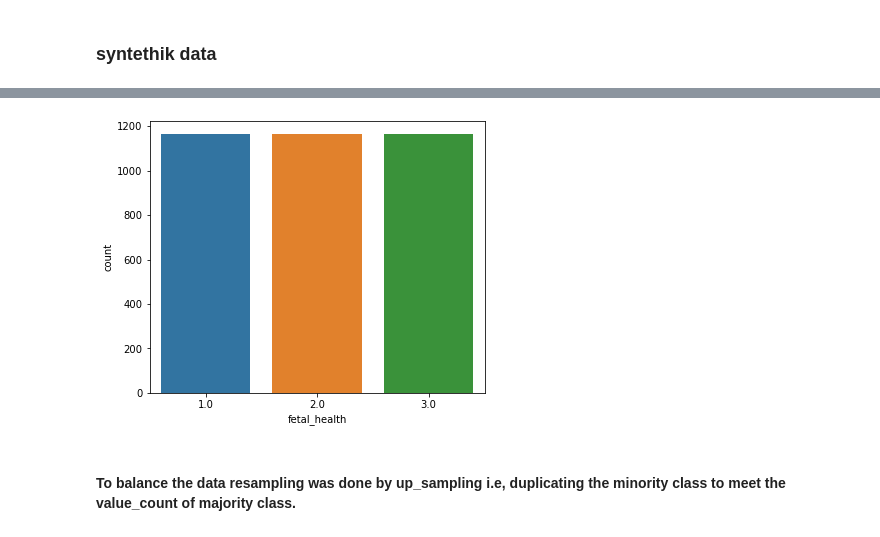
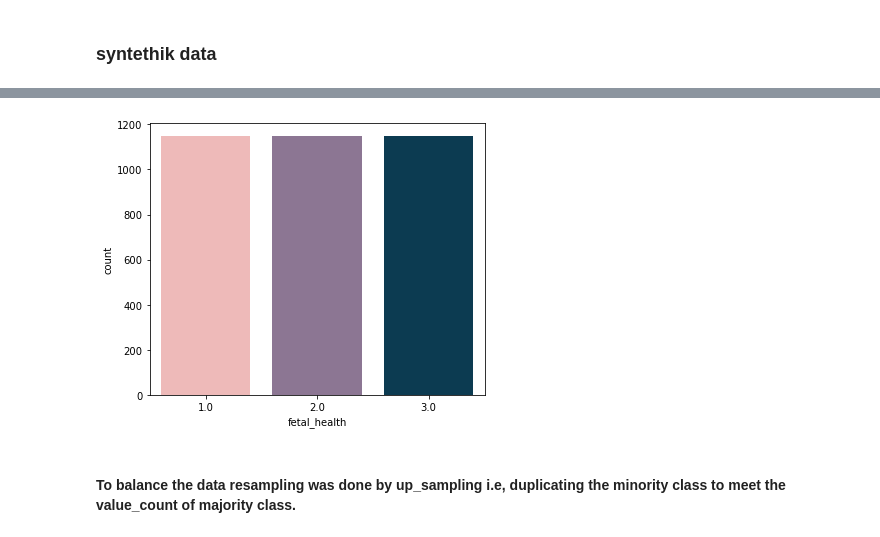
Before and after one commit to yeelacitron/Data-science-project, a Jupyter notebook: fh kaggel project.ipynb, the cells around one changed output, grey strips where cells are left out. Cells and saved outputs as stored; diff of their text form; code cells hidden in the pictures.

```diff
--- a/fh kaggel project.ipynb
+++ b/fh kaggel project.ipynb
@@ -145,0 +147,18 @@ plt.show()
+# %%
+def removeOutlier(att, df):
+
+    lowerbound = att.mean() - 4 * att.std()
+    upperbound = att.mean() + 4 * att.std()
+    print('lowerbound: ',lowerbound,' -------- upperbound: ', upperbound )
+
+    df1 = df[(att > lowerbound) & (att < upperbound)]
+
+    print((df.shape[0] - df1.shape[0]), ' number of outliers from ', df.shape[0] )
+    print(' ******************************************************\n')
+
+    df = df1.copy()
+    return df
+# %%
+#fh_no_out = removeOutlier(fh['accelerations'],fh)
+for colomn in fh:
+    fh_no_out = removeOutlier(fh_no_out[colomn],fh_no_out)
@@ -146,3 +199,5 @@ plt.show()
+# %%
+fh = fh_no_out
 # %% [markdown]
 #### let's check if our data is balanced
 # %%
@@ -246,9 +263,14 @@ memory usage: 628.0 KB
+# %%
+import imblearn
+from imblearn.over_sampling import SMOTE
+sm = SMOTE(random_state=42)
+X_res, y_res = sm.fit_resample(X_train, y_train)
 # %%
-
+colours=["#f7b2b0","#8f7198", "#003f5c"]
 plt.figure(figsize=(6,5))
-ax = sns.countplot(x = df_upsampled['fetal_health'])
+ax = sns.countplot(x = y_res, palette=colours)
 # %% [output]
-[figure, old version]
+[figure, new version]
 # %% [markdown]
 #### To balance the data resampling was done by up_sampling i.e, duplicating the minority class to meet the value_count of majority class.
 # %% [markdown]
```
Also changed, not shown: parts of 38 cells of this notebook, 3 other files.
